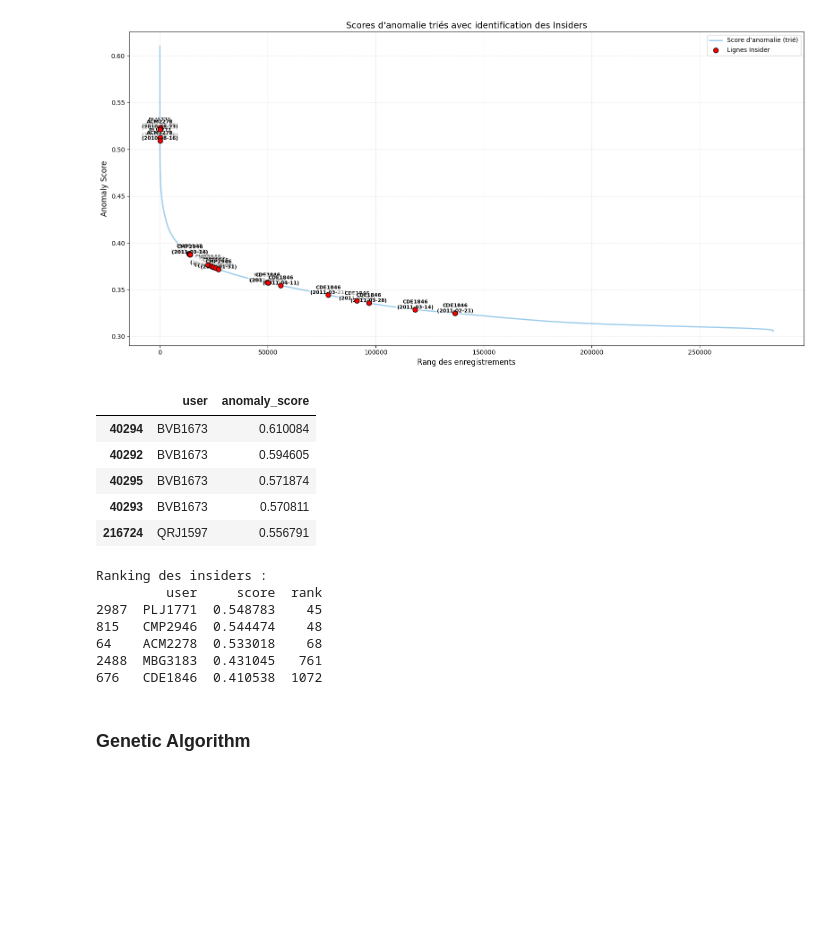
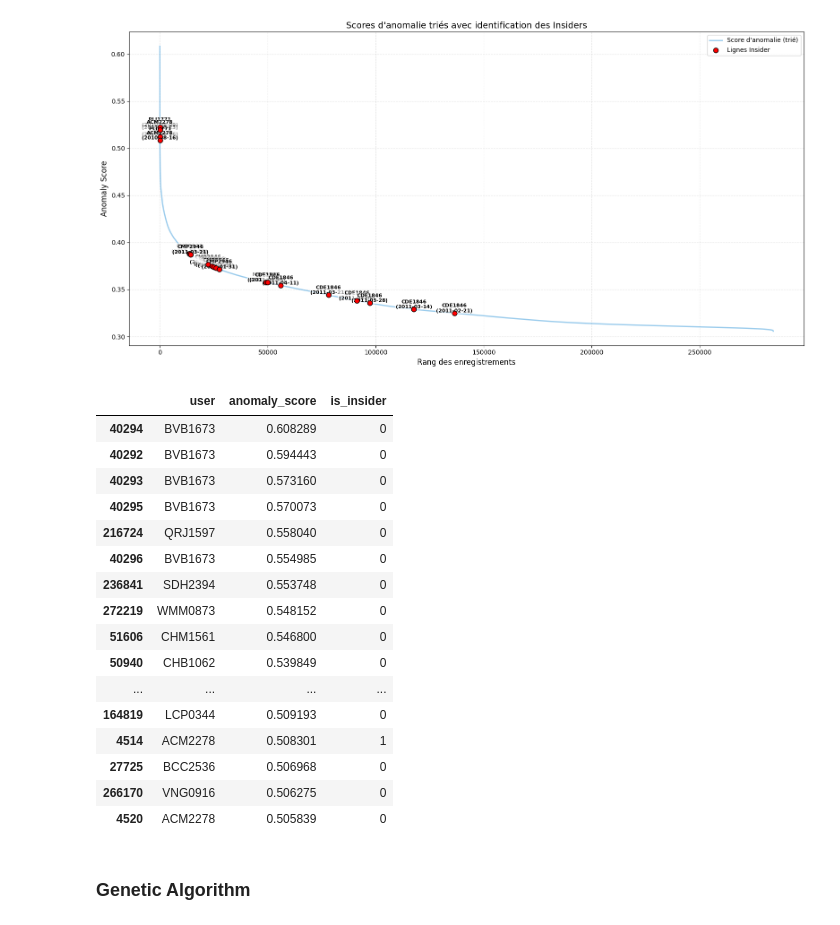
Before and after one commit to SamiKarboubi/CERT-Insider-Threat-Detection, a Jupyter notebook: model_training_weekly.ipynb, the cells around one changed output. Cells and saved outputs as stored; diff of their text form; code cells hidden in the pictures; blank space fills up the shorter version.

```diff
--- a/model_training_weekly.ipynb
+++ b/model_training_weekly.ipynb
@@ -108,14 +105,11 @@ X = df.drop(columns=['user','is_insider','file_open_then_copy_ratio', 'file_copy
 
 s_scaler = StandardScaler()
 
-m_scaler = MinMaxScaler()
 
 X_scaled_s = s_scaler.fit_transform(X)
 
-X_scaled_m = m_scaler.fit_transform(X)
-
 model = IsolationForest(
-    n_estimators=10000,
+    n_estimators=5000,
     max_samples=150000,
     max_features=1.0,
     random_state=42,
@@ -180,29 +170,25 @@ plt.show()
 # %% [output]
 [figure]
 # %%
-df.sort_values(by='anomaly_score',ascending=False)[['user','anomaly_score']].head()
+df.sort_values(by='anomaly_score',ascending=False)[['user','anomaly_score','is_insider']].head(30)
 # %% [output]
-|  | user | anomaly_score |
-| 40294 | BVB1673 | 0.610084 |
-| 40292 | BVB1673 | 0.594605 |
-| 40295 | BVB1673 | 0.571874 |
-| 40293 | BVB1673 | 0.570811 |
-| 216724 | QRJ1597 | 0.556791 |
+|  | user | anomaly_score | is_insider |
+| 40294 | BVB1673 | 0.608289 | 0 |
+| 40292 | BVB1673 | 0.594443 | 0 |
+| 40293 | BVB1673 | 0.573160 | 0 |
+| 40295 | BVB1673 | 0.570073 | 0 |
+| 216724 | QRJ1597 | 0.558040 | 0 |
+| 40296 | BVB1673 | 0.554985 | 0 |
+| 236841 | SDH2394 | 0.553748 | 0 |
+| 272219 | WMM0873 | 0.548152 | 0 |
+| 51606 | CHM1561 | 0.546800 | 0 |
+| 50940 | CHB1062 | 0.539849 | 0 |
+| ... | ... | ... | ... |
+| 164819 | LCP0344 | 0.509193 | 0 |
+| 4514 | ACM2278 | 0.508301 | 1 |
+| 27725 | BCC2536 | 0.506968 | 0 |
+| 266170 | VNG0916 | 0.506275 | 0 |
+| 4520 | ACM2278 | 0.505839 | 0 |
-# %%
-df_scores = pd.DataFrame({'user': df['user'], 'score': df['anomaly_score']})
-df_scores = df_scores.sort_values('score', ascending=False)
-df_scores['rank'] = range(1, len(df_scores) + 1)
-
-print("Ranking des insiders :")
-print(df_scores[df_scores['user'].isin(insiders)][['user', 'score', 'rank']])
-# %% [output]
-Ranking des insiders :
-         user     score  rank
-2987  PLJ1771  0.548783    45
-815   CMP2946  0.544474    48
-64    ACM2278  0.533018    68
-2488  MBG3183  0.431045   761
-676   CDE1846  0.410538  1072
 # %% [markdown]
 ### Genetic Algorithm
 # %%
```
Also changed, not shown: parts of 11 cells of this notebook.
